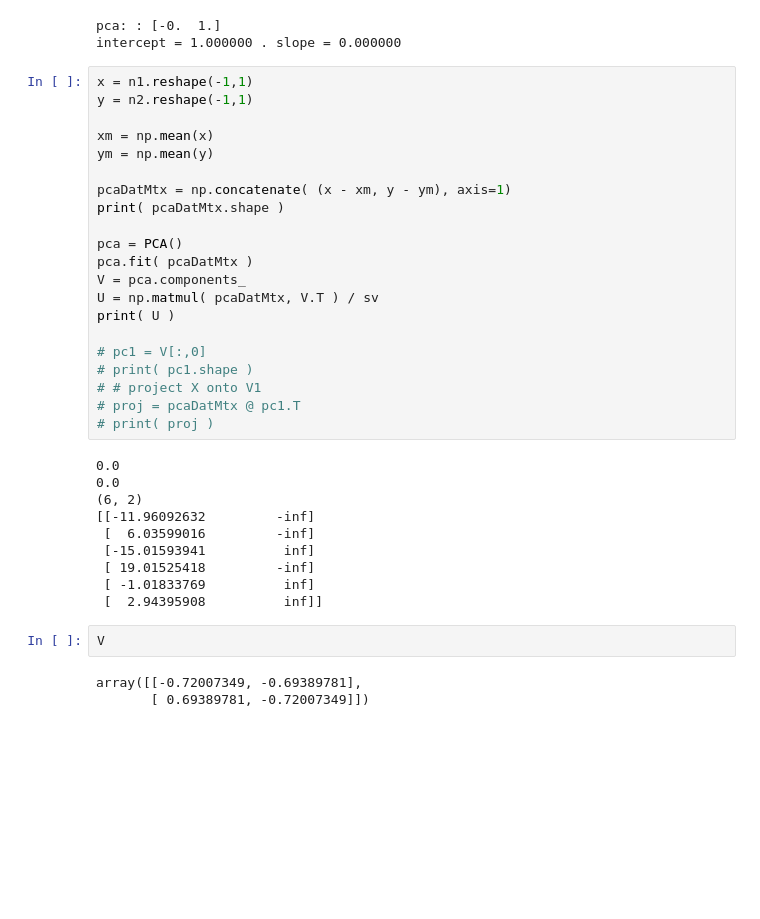
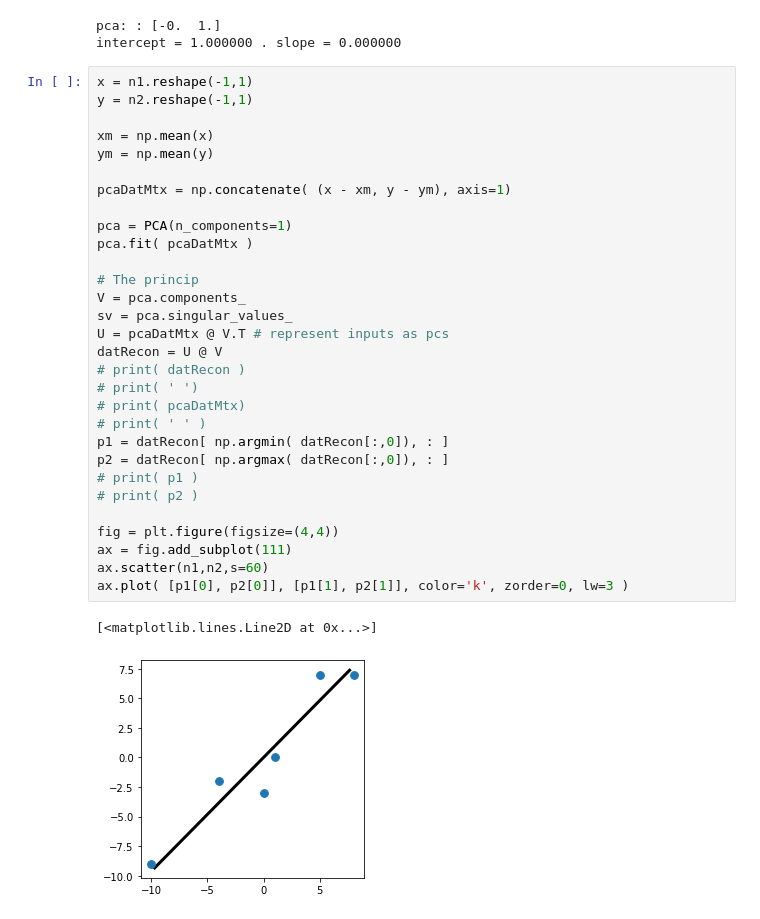
Before and after one commit to JaneliaMLCourse/MathClub, a Jupyter notebook: week4_linreg/PCAvsLR.ipynb, the cells around one changed output. Drawn from its saved outputs; the diff is of its cells as text; blank space fills up the shorter version.

Commit message:
make it easier to plot pca reconstruction

```diff
--- a/week4_linreg/PCAvsLR.ipynb
+++ b/week4_linreg/PCAvsLR.ipynb
@@ -86,36 +86,33 @@ intercept = 1.000000 . slope = 0.000000
 # %%
 x = n1.reshape(-1,1)
 y = n2.reshape(-1,1)
 
 xm = np.mean(x)
 ym = np.mean(y)
 
 pcaDatMtx = np.concatenate( (x - xm, y - ym), axis=1)
-print( pcaDatMtx.shape )
 
-pca = PCA()
+pca = PCA(n_components=1)
 pca.fit( pcaDatMtx )
+
+# The princip
 V = pca.components_
-U = np.matmul( pcaDatMtx, V.T ) / sv
-print( U )
+sv = pca.singular_values_
+U = pcaDatMtx @ V.T # represent inputs as pcs
+datRecon = U @ V
+# print( datRecon )
+# print( ' ')
+# print( pcaDatMtx)
+# print( ' ' )
+p1 = datRecon[ np.argmin( datRecon[:,0]), : ]
+p2 = datRecon[ np.argmax( datRecon[:,0]), : ]
+# print( p1 )
+# print( p2 )
 
-# pc1 = V[:,0]
-# print( pc1.shape )
-# # project X onto V1
-# proj = pcaDatMtx @ pc1.T
-# print( proj )
+fig = plt.figure(figsize=(4,4))
+ax = fig.add_subplot(111)
+ax.scatter(n1,n2,s=60)
+ax.plot( [p1[0], p2[0]], [p1[1], p2[1]], color='k', zorder=0, lw=3 )
 # %% [output]
-0.0
-0.0
-(6, 2)
-[[-11.96092632         -inf]
- [  6.03599016         -inf]
- [-15.01593941          inf]
- [ 19.01525418         -inf]
- [ -1.01833769          inf]
- [  2.94395908          inf]]
+[<matplotlib.lines.Line2D at 0x...>]
+[figure, added]
-# %%
-V
-# %% [output]
-array([[-0.72007349, -0.69389781],
-       [ 0.69389781, -0.72007349]])
```
Also changed, not shown: parts of 2 cells of this notebook.
